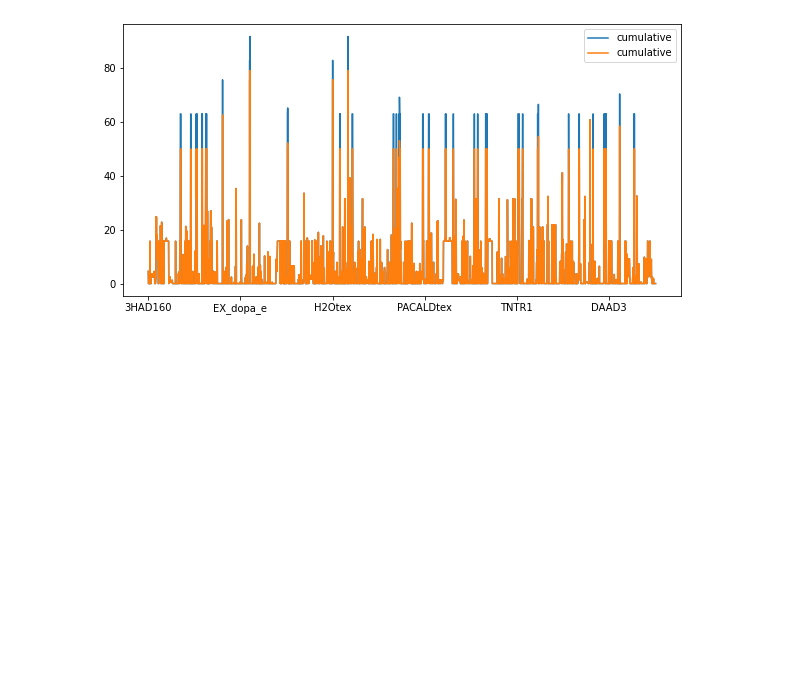
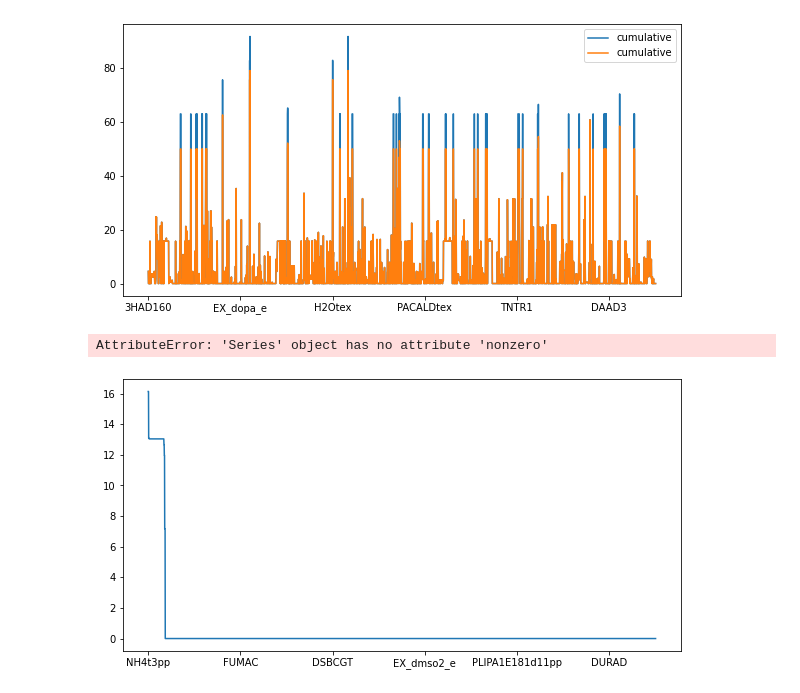
Before and after one commit to lizat-i/PseudomonasPutidaCobraPy, a Jupyter notebook: internalfluxtracking.ipynb, the cells around one changed output. Saved outputs shown, nothing was run; the diff lists cells and outputs as text; code cells hidden in the pictures; blank space fills up the shorter version.

Commit message:
histogramm

```diff
--- a/internalfluxtracking.ipynb
+++ b/internalfluxtracking.ipynb
@@ -84,3 +84,10 @@ fv_new_model[~fv_new_model.index.isin(filter)].plot( y=["cumulative"],ax=ax1)
 # %% [output]
 <AxesSubplot:>
 [figure]
+# %%
+diff=fv[~fv.index.isin(filter)]["cumulative"] - fv_new_model[~fv_new_model.index.isin(filter)]["cumulative"]
+diff.sort_values(ascending=False).plot()
+#print(len(diff.nonzero()))
+# %% [output]
+AttributeError: 'Series' object has no attribute 'nonzero'
+[figure, added]
```
Also changed, not shown: parts of 1 cell of this notebook.
